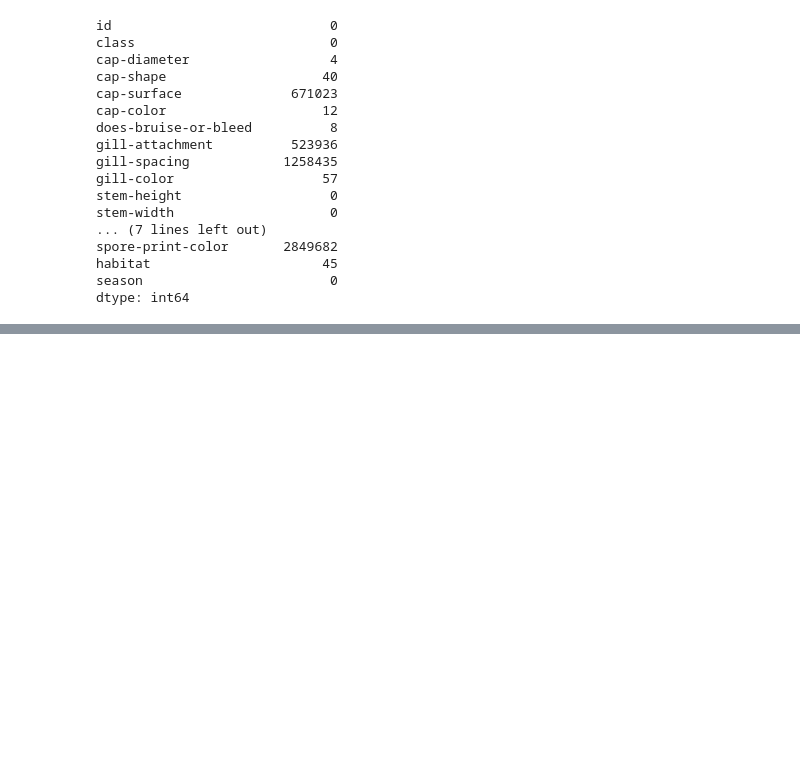
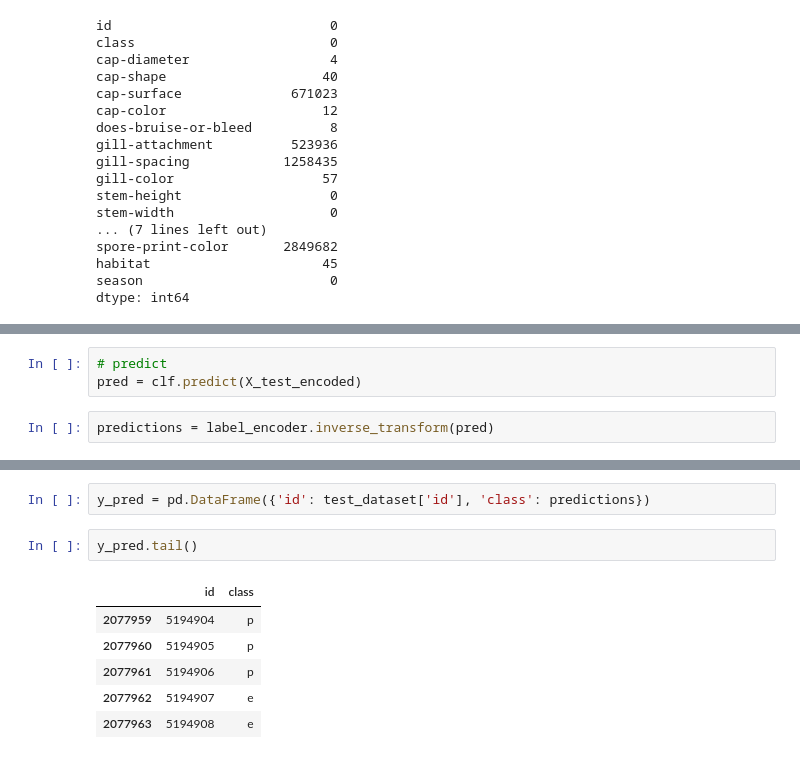
Before and after one commit to th4ruka/machine-learning, a Jupyter notebook: kaggle/competitions/Binary_Prediction_of_Poisonous_Mushrooms/001_mushroom_classifier.ipynb, the cells around one changed output, grey strips where cells are left out. Cells and saved outputs as stored; diff of their text form; blank space fills up the shorter version.

```diff
--- a/kaggle/competitions/Binary_Prediction_of_Poisonous_Mushrooms/001_mushroom_classifier.ipynb
+++ b/kaggle/competitions/Binary_Prediction_of_Poisonous_Mushrooms/001_mushroom_classifier.ipynb
@@ -439,0 +172,5 @@ predictions.to_csv('submission.csv', index=False)
+# %%
+# predict
+pred = clf.predict(X_test_encoded)
+# %%
+predictions = label_encoder.inverse_transform(pred)
@@ -439,0 +181,11 @@ predictions.to_csv('submission.csv', index=False)
+# %%
+y_pred = pd.DataFrame({'id': test_dataset['id'], 'class': predictions})
+# %%
+y_pred.tail()
+# %% [output]
+|  | id | class |
+| 2077959 | 5194904 | p |
+| 2077960 | 5194905 | p |
+| 2077961 | 5194906 | p |
+| 2077962 | 5194907 | e |
+| 2077963 | 5194908 | e |
```
Also changed, not shown: parts of 72 cells of this notebook.
